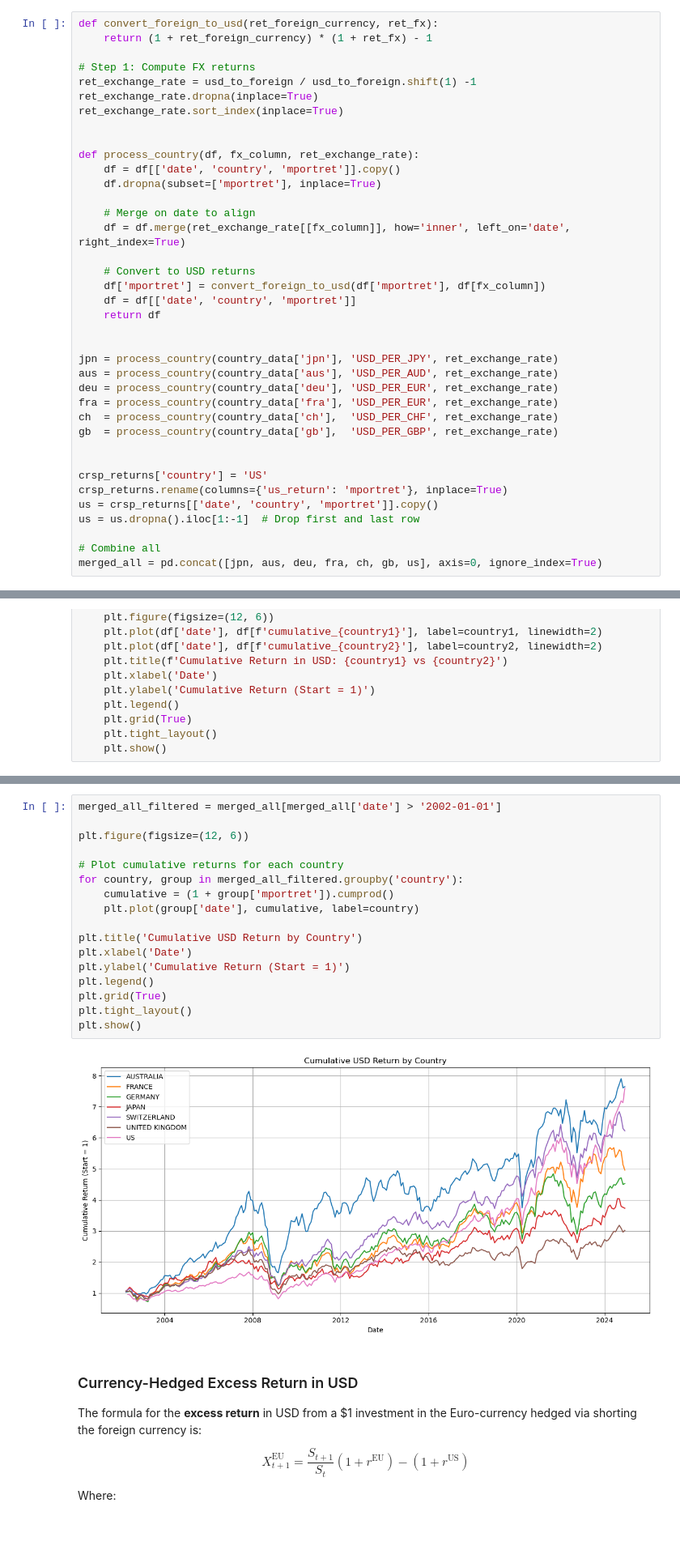
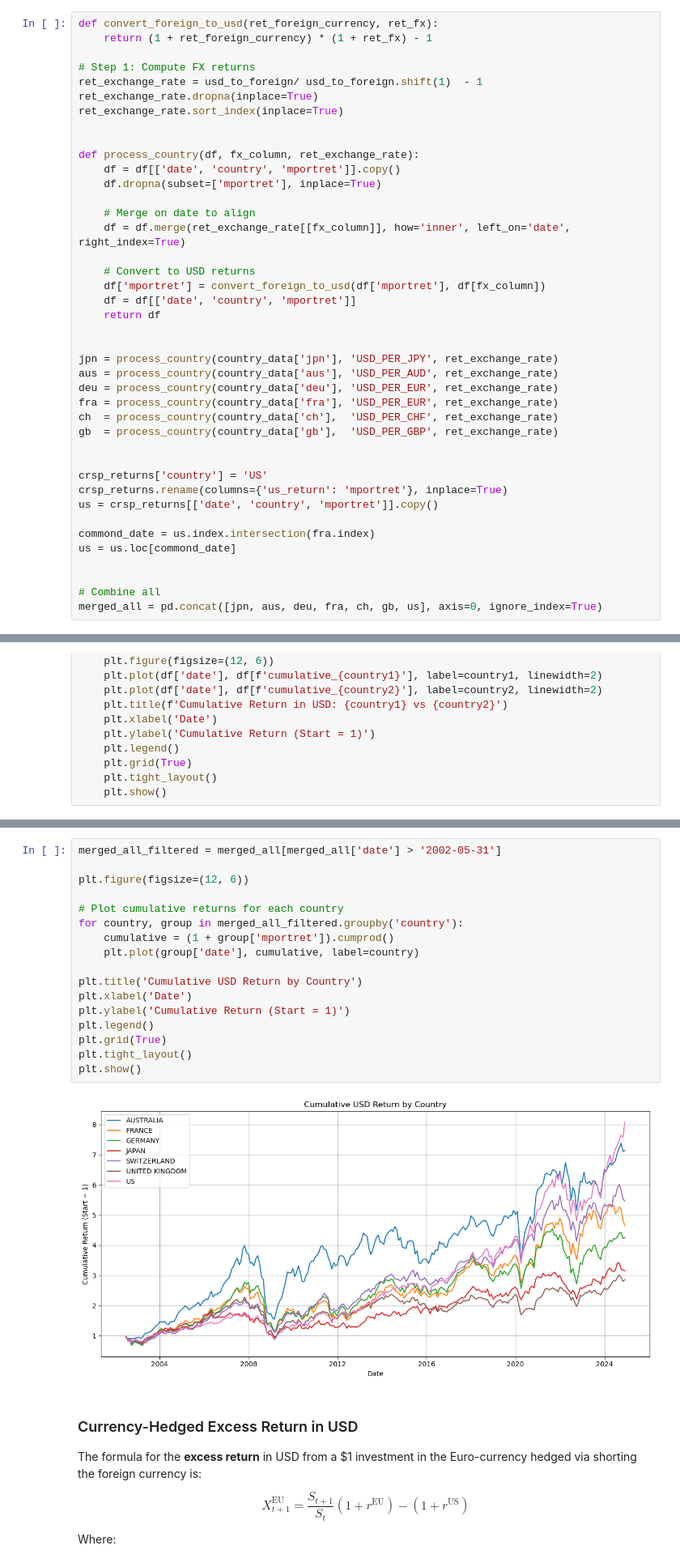
Before and after one commit to Wfiles/global-tactical-fund-simulator, a Jupyter notebook: data_collection.ipynb, the cells around one changed output, grey strips where cells are left out. Shown at 81% size. Saved outputs shown, nothing was run; the diff lists cells and outputs as text; blank space fills up the shorter version.

Commit message:
shifted properly, reindexed

```diff
--- a/data_collection.ipynb
+++ b/data_collection.ipynb
@@ -289,7 +259,7 @@ def convert_foreign_to_usd(ret_foreign_currency, ret_fx):
     return (1 + ret_foreign_currency) * (1 + ret_fx) - 1
 
 # Step 1: Compute FX returns
-ret_exchange_rate = usd_to_foreign / usd_to_foreign.shift(1) -1
+ret_exchange_rate = usd_to_foreign/ usd_to_foreign.shift(1)  - 1
 ret_exchange_rate.dropna(inplace=True)
 ret_exchange_rate.sort_index(inplace=True)
 
@@ -318,7 +288,10 @@ gb  = process_country(country_data['gb'],  'USD_PER_GBP', ret_exchange_rate)
 crsp_returns['country'] = 'US'
 crsp_returns.rename(columns={'us_return': 'mportret'}, inplace=True)
 us = crsp_returns[['date', 'country', 'mportret']].copy()
-us = us.dropna().iloc[1:-1]  # Drop first and last row
+
+commond_date = us.index.intersection(fra.index)
+us = us.loc[commond_date]
+
 
 # Combine all
 merged_all = pd.concat([jpn, aus, deu, fra, ch, gb, us], axis=0, ignore_index=True)
@@ -380,22 +353,22 @@ def compare_countries(merged_all, country1, country2, return_type='mportret'):
 # %%
-merged_all_filtered = merged_all[merged_all['date'] > '2002-01-01']
+merged_all_filtered = merged_all[merged_all['date'] > '2002-05-31']
 
 plt.figure(figsize=(12, 6))
 
 # Plot cumulative returns for each country
 for country, group in merged_all_filtered.groupby('country'):
     cumulative = (1 + group['mportret']).cumprod()
     plt.plot(group['date'], cumulative, label=country)
 
 plt.title('Cumulative USD Return by Country')
 plt.xlabel('Date')
 plt.ylabel('Cumulative Return (Start = 1)')
 plt.legend()
 plt.grid(True)
 plt.tight_layout()
 plt.show()
 # %% [output]
-[figure, old version]
+[figure, new version]
 # %% [markdown]
 ### Currency-Hedged Excess Return in USD
 
```
Also changed, not shown: parts of 45 cells of this notebook, 16 other files.
